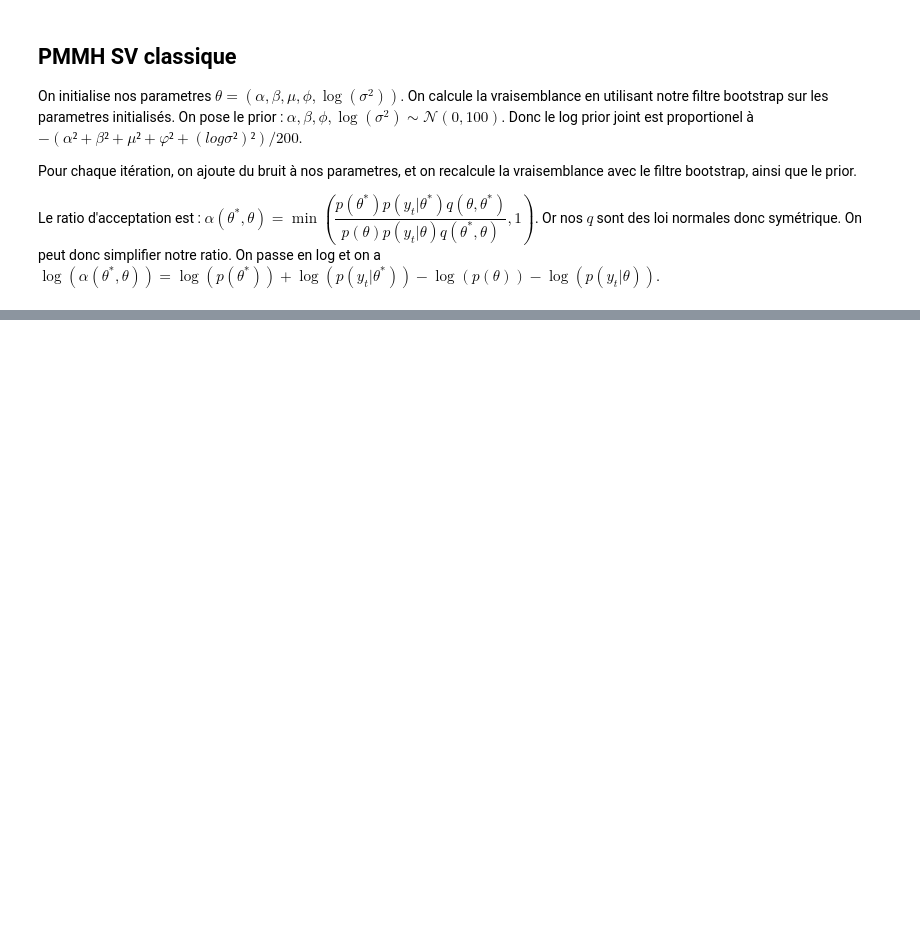
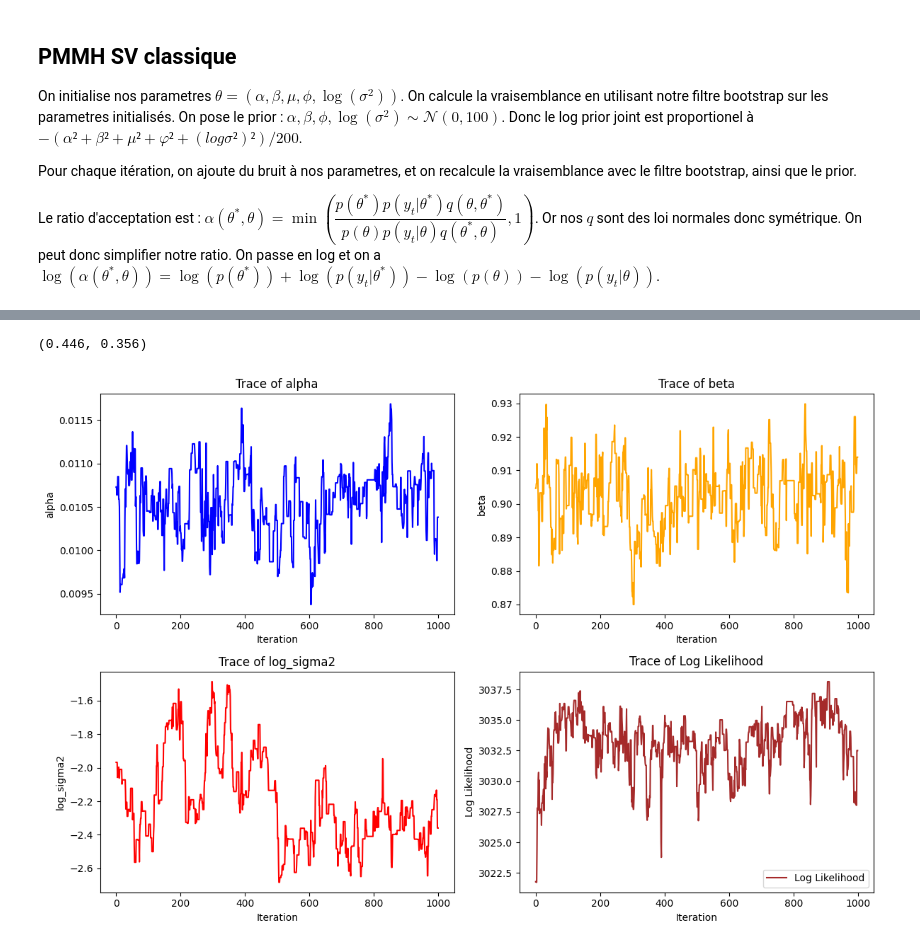
Before and after one commit to aaya62553/stochastic_volatility, a Jupyter notebook: analysis.ipynb, the cells around one changed output, grey strips where cells are left out. Saved outputs shown, nothing was run; the diff lists cells and outputs as text; code cells hidden in the pictures; blank space fills up the shorter version.

Commit message:
parametric sv

```diff
--- a/analysis.ipynb
+++ b/analysis.ipynb
@@ -424,7 +437,7 @@ plt.show()
 # %%
 def parametric_sv_pmmh(y,x, K=6,sigma_e=0.01, warmup_iterations=1000, iterations=1000):
     print("Initializing using classical SV PMMH...")
-    parameters,h_hat, _,  = classical_sv_pmmh(y,x, warmup_iterations=500, iterations=200)
+    parameters,h_hat, _,  = classical_sv_pmmh(y,x, warmup_iterations=200, iterations=200)
 
     a,b = np.quantile(h_hat, [0.01, 0.99])
     knots = np.linspace(a, b, K+1)
@@ -447,15 +460,14 @@ def parametric_sv_pmmh(y,x, K=6,sigma_e=0.01, warmup_iterations=1000, iterations
     for iteration in range(warmup_iterations + iterations):
         alpha_hat = np.random.normal(alpha, 0.0003)
         beta_hat = np.random.normal(beta, 0.01)
-        log_sigma2_hat = np.random.normal(log_sigma2, 0.05)
 
         m_h_hat = lambda h_prev: spline(spline_func, knots, h_prev)
-        log_prior_hat = -(alpha_hat**2 + beta_hat**2 + log_sigma2_hat**2)/200 - 0.5*lamb*g.T @ K_penalty @ g
-        new_log_likelihood,_,_ = bootstrap_filter(y, x, alpha_hat, beta_hat, initial_mean=initial_mean, initial_std=initial_std, sigma_w=np.sqrt(np.exp(log_sigma2_hat)), m_h=m_h_hat, M=1000)
+        log_prior_hat = -(alpha_hat**2 + beta_hat**2 + log_sigma2**2)/200 - 0.5*lamb*g.T @ K_penalty @ g
+        new_log_likelihood,_,_ = bootstrap_filter(y, x, alpha_hat, beta_hat, initial_mean=initial_mean, initial_std=initial_std, sigma_w=np.sqrt(np.exp(log_sigma2)), m_h=m_h_hat, M=1000)
         log_ratio = new_log_likelihood + log_prior_hat - log_likelihood - log_prior
         if np.log(np.random.rand()) < log_ratio :
             log_likelihood, log_prior = new_log_likelihood, log_prior_hat
-            alpha, beta, log_sigma2 = alpha_hat, beta_hat, log_sigma2_hat
+            alpha, beta = alpha_hat, beta_hat
             accept_count += 1
 
 
@@ -467,15 +479,17 @@ def parametric_sv_pmmh(y,x, K=6,sigma_e=0.01, warmup_iterations=1000, iterations
             else:
                 eps += eigenvectors[:,i]*coeff[i]*sigma_e/np.sqrt(eigenvalues[i])
         g_hat = g + eps
-        log_prior_hat = -(alpha**2 + beta**2 + log_sigma2**2)/200 - 0.5*lamb*g_hat.T @ K_penalty @ g_hat
+        log_sigma2_hat = np.random.normal(log_sigma2, 0.1)
+        log_prior_hat = -(alpha**2 + beta**2 + log_sigma2_hat**2)/200 - 0.5*lamb*g_hat.T @ K_penalty @ g_hat
 
         spline_func_hat = CubicSpline(knots, g_hat, bc_type='natural')
         m_h_hat = lambda h_prev: spline(spline_func_hat, knots, h_prev)
-        new_log_likelihood,_,_ = bootstrap_filter(y, x, alpha, beta, initial_mean=initial_mean, initial_std=initial_std, sigma_w=np.sqrt(np.exp(log_sigma2)), m_h=m_h_hat, M=1000)
+        new_log_likelihood,_,_ = bootstrap_filter(y, x, alpha, beta, initial_mean=initial_mean, initial_std=initial_std, sigma_w=np.sqrt(np.exp(log_sigma2_hat)), m_h=m_h_hat, M=1000)
         log_ratio = new_log_likelihood + log_prior_hat - log_likelihood - log_prior
         if np.log(np.random.rand()) < log_ratio :
             log_likelihood, log_prior = new_log_likelihood, log_prior_hat
             g = g_hat
+            log_sigma2 = log_sigma2_hat
             spline_func = spline_func_hat
             accept_count_g += 1
         g_history.append(g)
@@ -488,7 +502,7 @@ def parametric_sv_pmmh(y,x, K=6,sigma_e=0.01, warmup_iterations=1000, iterations
 
     alpha, beta, log_sigma2, g = np.mean(posterior[:, 0], axis=0), np.mean(posterior[:, 1], axis=0), np.mean(posterior[:, 2], axis=0), np.mean(g_history[warmup_iterations:], axis=0)
     _,_,h_hat = bootstrap_filter(y, x, alpha, beta, initial_mean=initial_mean, initial_std=initial_std, sigma_w=np.sqrt(np.exp(log_sigma2)), m_h=lambda h_prev: spline(CubicSpline(knots, g, bc_type='natural'), knots, h_prev), M=1000)
-    return (alpha, beta, np.sqrt(np.exp(log_sigma2)), g), h_hat, history, (accept_count/(iterations+warmup_iterations), accept_count_g/(iterations+warmup_iterations))
-parameters, h_hat, history, rates= parametric_sv_pmmh(y,x, sigma_e=0.1, warmup_iterations=500, iterations=500)
+    return (alpha, beta, np.sqrt(np.exp(log_sigma2)), (knots,g)), h_hat, history, (accept_count/(iterations+warmup_iterations), accept_count_g/(iterations+warmup_iterations))
+parameters_parametric, h_hat_parametric, history_parametric, rates= parametric_sv_pmmh(y,x, sigma_e=0.2, warmup_iterations=500, iterations=500)
 # %% [output]
 Initializing using classical SV PMMH...
@@ -497,0 +524,31 @@ Iteration 201: Log likelihood = 3196.007642430313, alpha = 0.010588698734938187,
+# %%
+rates
+# %% [output]
+(0.446, 0.356)
+# %%
+plt.figure(figsize=(12, 8))
+plt.subplot(2, 2, 1)
+plt.plot([h[0] for h in history_parametric], label='alpha', color='blue')
+plt.title('Trace of alpha')
+plt.xlabel('Iteration')
+plt.ylabel('alpha')
+plt.subplot(2, 2, 2)
+plt.plot([h[1] for h in history_parametric], label='beta', color='orange')
+plt.title('Trace of beta')
+plt.xlabel('Iteration')
+plt.ylabel('beta')
+plt.subplot(2, 2, 3)
+plt.plot([h[2] for h in history_parametric], label='log_sigma2', color='red')
+plt.title('Trace of log_sigma2')
+plt.xlabel('Iteration')
+plt.ylabel('log_sigma2')
+plt.subplot(2, 2, 4)
+plt.plot([h[3] for h in history_parametric], label='Log Likelihood', color='brown')
+plt.title('Trace of Log Likelihood')
+plt.xlabel('Iteration')
+plt.ylabel('Log Likelihood')
+plt.tight_layout()
+plt.legend()
+plt.show()
+# %% [output]
+[figure, added]
```
Also changed, not shown: parts of 16 cells of this notebook.
